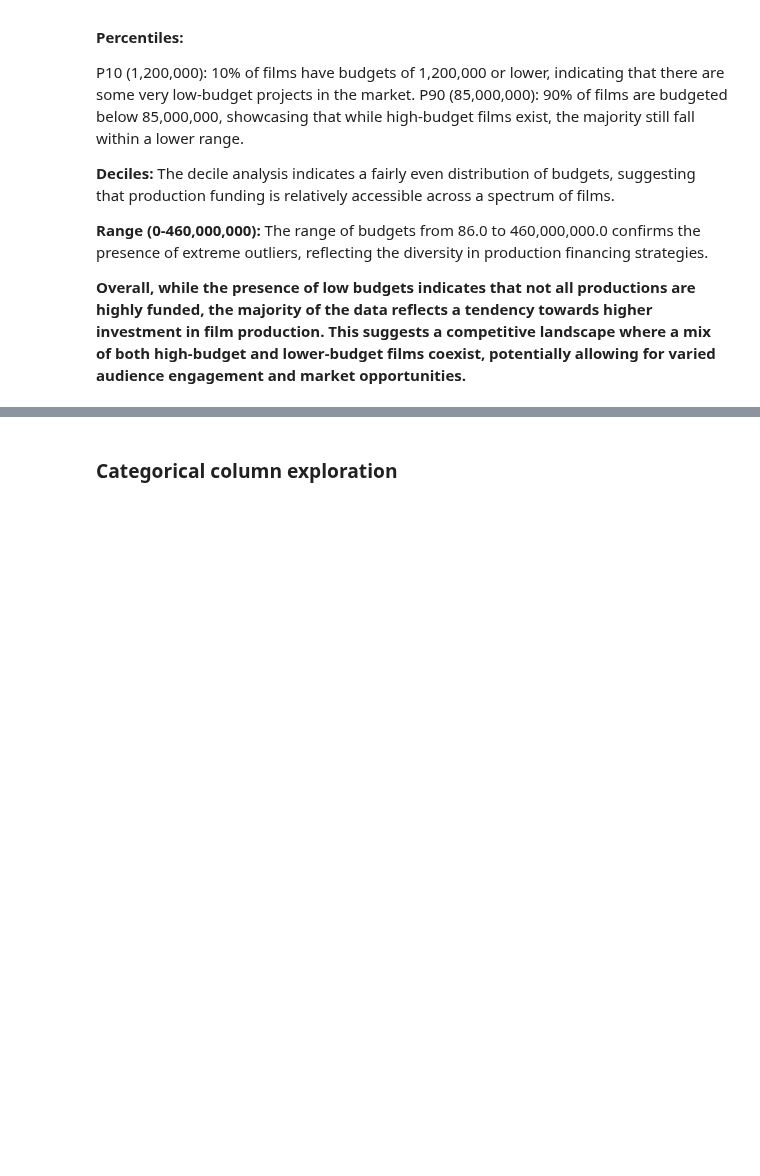
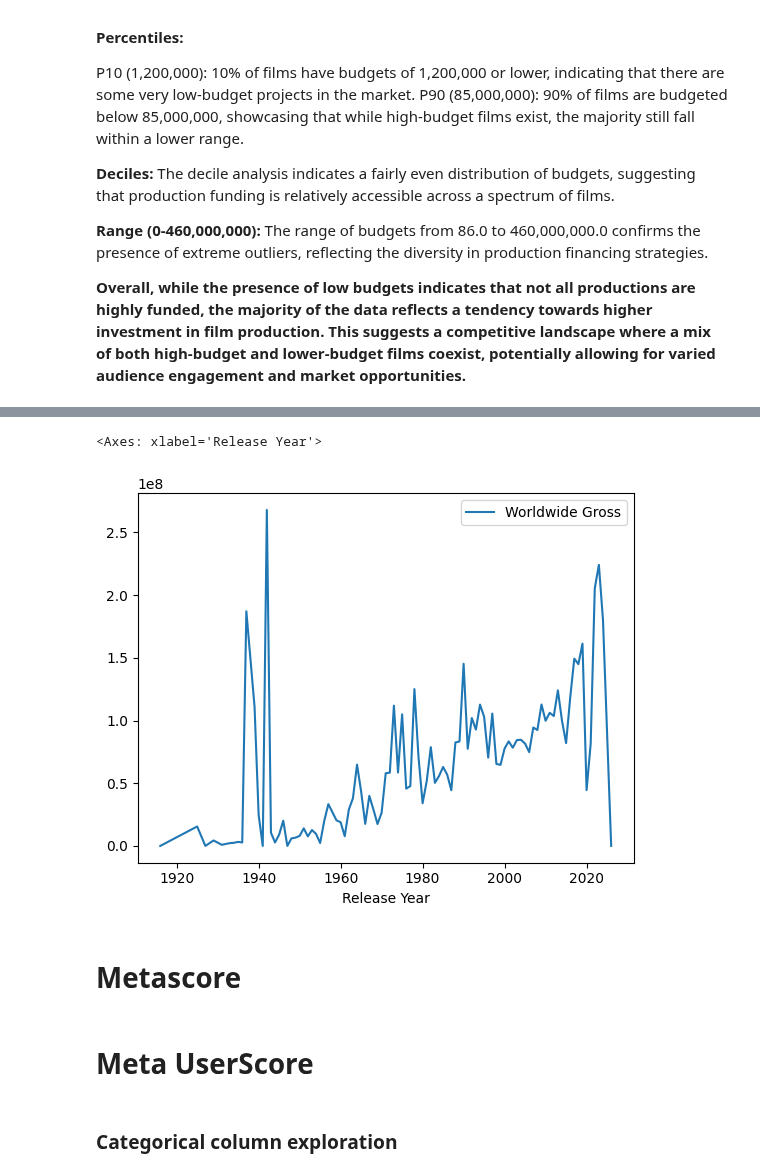
Before and after one commit to truongthuankiet1990gmailcom/Intro2DS---HCMUS---2024, a Jupyter notebook: 22127148_22127224_22127257_22127492.ipynb, the cells around one changed output, grey strips where cells are left out. Drawn from its saved outputs; the diff is of its cells as text; code cells hidden in the pictures; blank space fills up the shorter version.

```diff
--- a/22127148_22127224_22127257_22127492.ipynb
+++ b/22127148_22127224_22127257_22127492.ipynb
@@ -762,3 +823,12 @@ P90 (85,000,000): 90% of films are budgeted below 85,000,000, showcasing that wh
+# %%
+raw_data.groupby('Release Year')[['Worldwide Gross']].mean().plot()
+# %% [output]
+<Axes: xlabel='Release Year'>
+[figure, added]
+# %% [markdown]
+# Metascore
+# %% [markdown]
+# Meta UserScore
 # %% [markdown]
 ### Categorical column exploration
 # %% [markdown]
```
Also changed, not shown: parts of 15 cells of this notebook.
